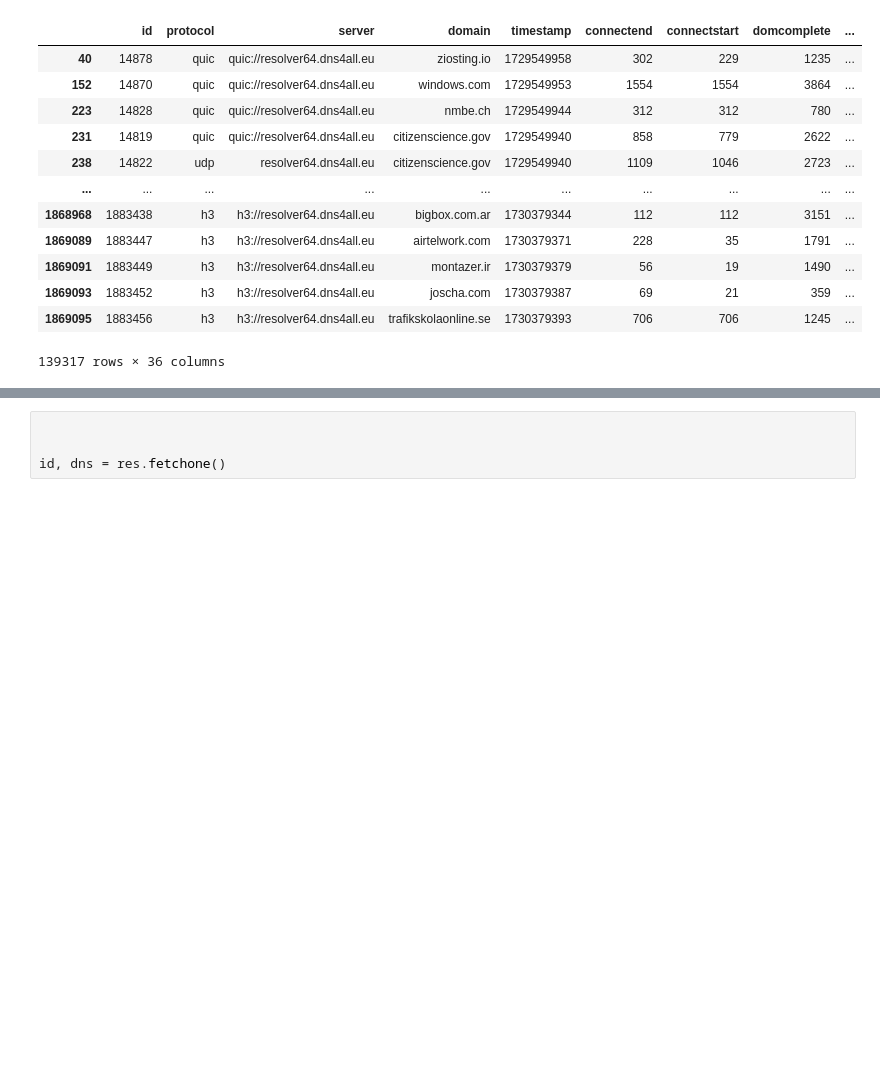
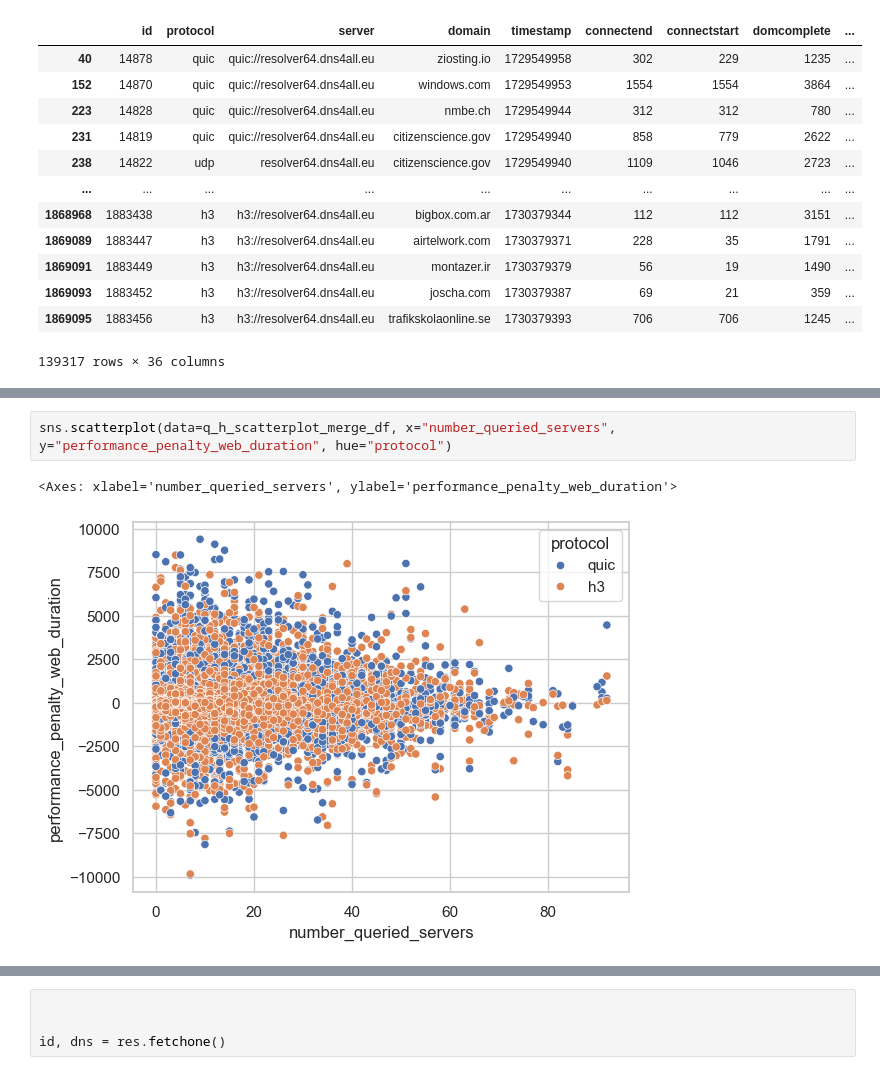
Before and after one commit to philipp0x62/web-performance, a Jupyter notebook: analysis/website-measurement-analysis.ipynb, the cells around one changed output, grey strips where cells are left out. Saved outputs shown, nothing was run; the diff lists cells and outputs as text; blank space fills up the shorter version.

```diff
--- a/analysis/website-measurement-analysis.ipynb
+++ b/analysis/website-measurement-analysis.ipynb
@@ -525,0 +681,5 @@ warmed_up_intersect_measurements_df
+# %%
+sns.scatterplot(data=q_h_scatterplot_merge_df, x="number_queried_servers", y="performance_penalty_web_duration", hue="protocol")
+# %% [output]
+<Axes: xlabel='number_queried_servers', ylabel='performance_penalty_web_duration'>
+[figure, added]
```
Also changed, not shown: parts of 37 cells of this notebook, 1 other file.
